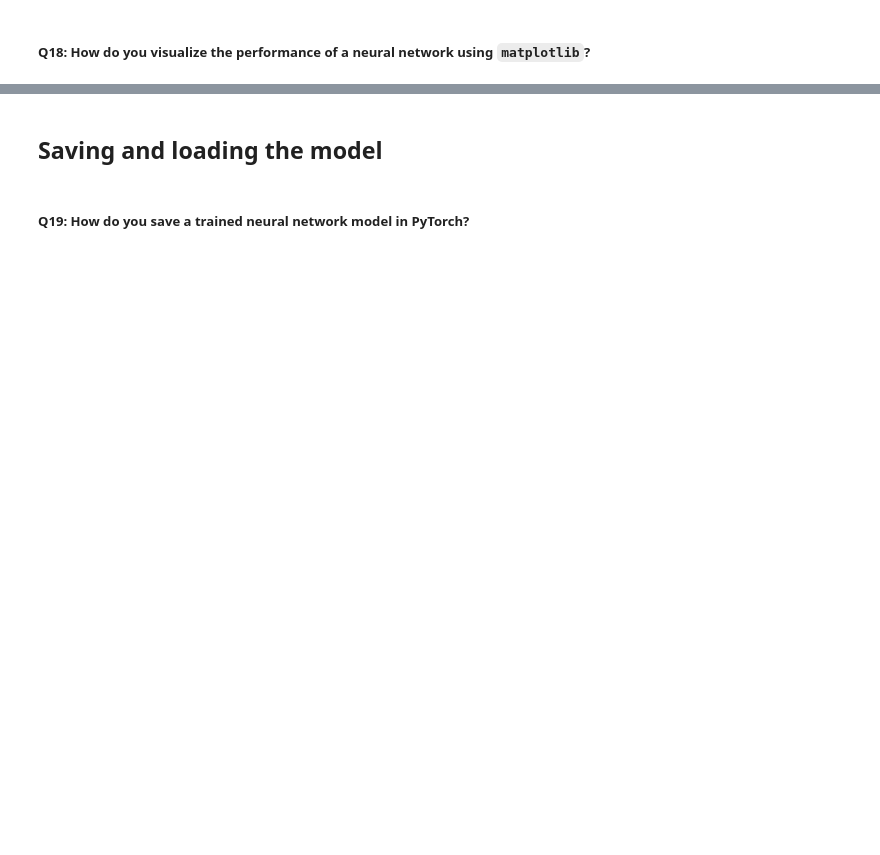
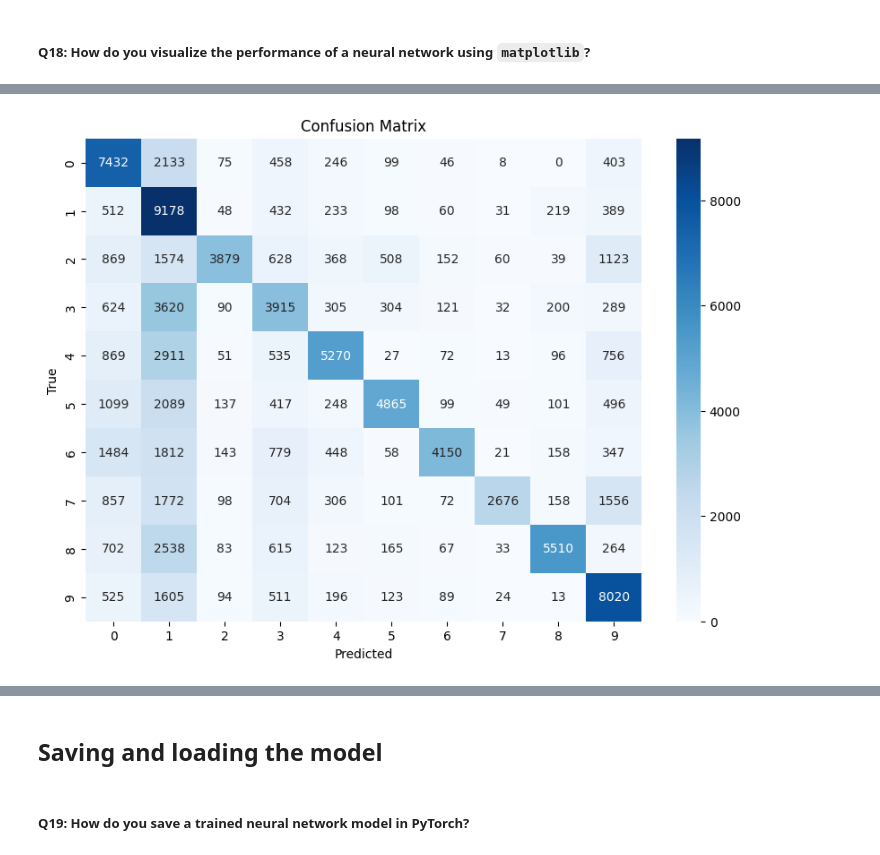
Before and after one commit to fellmir/pyTorchBasis, a Jupyter notebook: 00-basic-examples/example1/01-notebooks/04_neural_network_basics.ipynb, the cells around one changed output, grey strips where cells are left out. Cells and saved outputs as stored; diff of their text form; code cells hidden in the pictures; blank space fills up the shorter version.

```diff
--- a/00-basic-examples/example1/01-notebooks/04_neural_network_basics.ipynb
+++ b/00-basic-examples/example1/01-notebooks/04_neural_network_basics.ipynb
@@ -884,0 +1043,29 @@ Folder 'runs' has been deleted.
+# %%
+# In practice, for a regression model:
+class RegressionNet(nn.Module):
+    def __init__(self):
+        super(RegressionNet, self).__init__()
+        self.fc1 = nn.Linear(10, 64)
+        self.fc2 = nn.Linear(64, 1)
+
+    def forward(self, x):
+        x = torch.relu(self.fc1(x))
+        x = self.fc2(x)
+        return x
+
+model = RegressionNet()
+
+input_data = torch.randn(100, 10)
+targets = torch.randn(100, 1)
+
+model.eval()
+with torch.no_grad():
+    outputs = model(input_data)
+
+mse = mean_squared_error(targets.numpy(), outputs.numpy())
+mae = mean_absolute_error(targets.numpy(), outputs.numpy())
+r2 = r2_score(targets.numpy(), outputs.numpy())
+
+print(f"MSE: {mse:.4f}")
+print(f"MAE: {mae:.4f}")
+print(f"R²: {r2:.4f}")
@@ -886,0 +1169,17 @@ Folder 'runs' has been deleted.
+# %%
+import seaborn as sns
+
+# Convert lists to numpy arrays for sklearn metrics
+all_targets = np.array(all_targets)
+all_predictions = np.array(all_predictions)
+
+# Confusion Matrix
+cm = confusion_matrix(all_targets, all_predictions)
+plt.figure(figsize=(10, 7))
+sns.heatmap(cm, annot=True, fmt='d', cmap='Blues', xticklabels=range(10), yticklabels=range(10))
+plt.xlabel('Predicted')
+plt.ylabel('True')
+plt.title('Confusion Matrix')
+plt.show()
+# %% [output]
+[figure, added]
```
Also changed, not shown: parts of 25 cells of this notebook.
